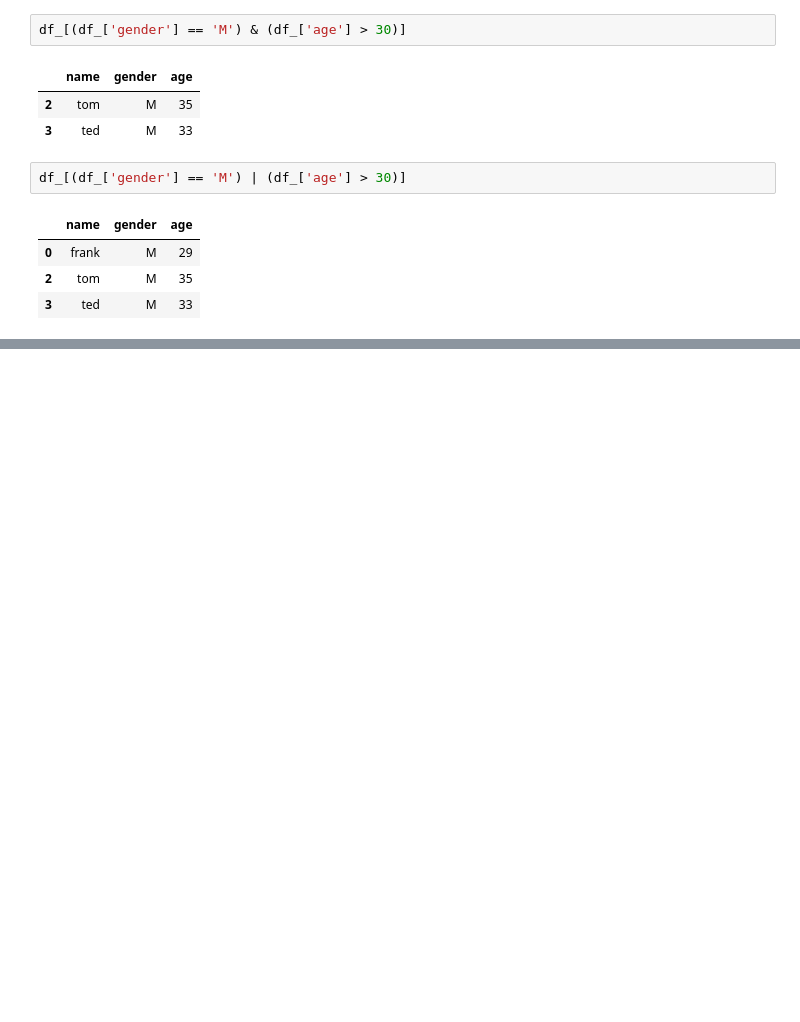
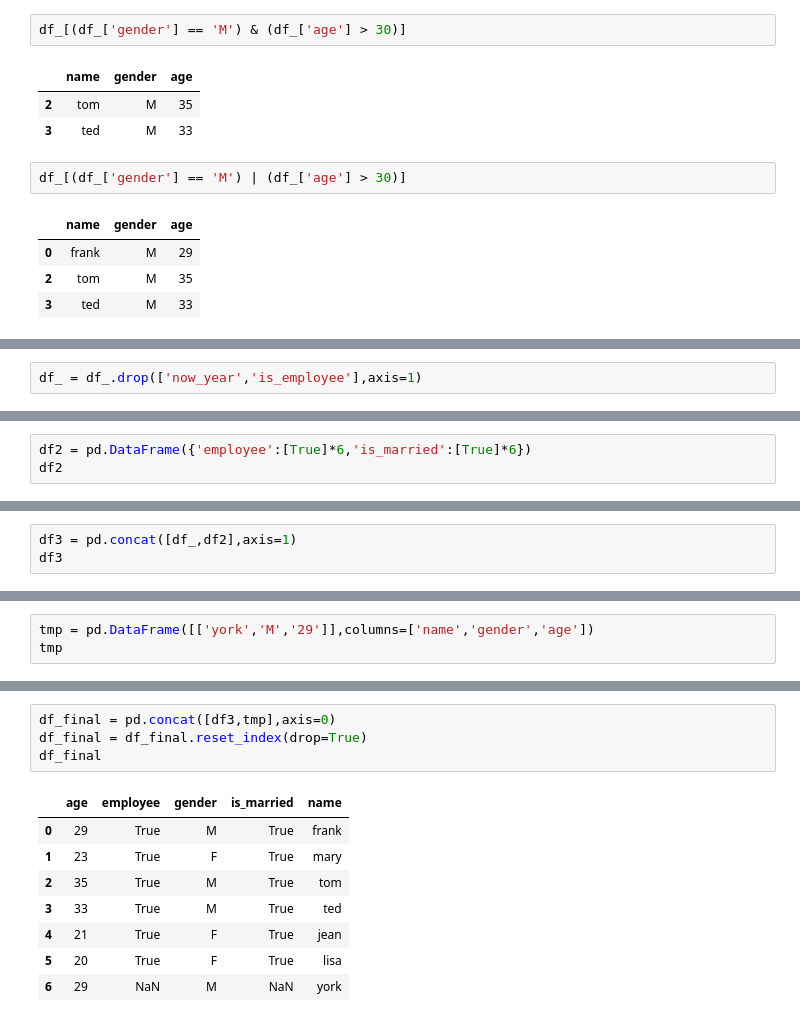
Before and after one commit to YuHsuanLin/pythonetl, a Jupyter notebook: cb102/CB102_20180802.ipynb, the cells around one changed output, grey strips where cells are left out. Drawn from its saved outputs; the diff is of its cells as text; blank space fills up the shorter version.

```diff
--- a/cb102/CB102_20180802.ipynb
+++ b/cb102/CB102_20180802.ipynb
@@ -318,0 +346,2 @@ df_[(df_['gender'] == 'M') | (df_['age'] > 30)]
+# %%
+df_ = df_.drop(['now_year','is_employee'],axis=1)
@@ -318,0 +352,3 @@ df_[(df_['gender'] == 'M') | (df_['age'] > 30)]
+# %%
+df2 = pd.DataFrame({'employee':[True]*6,'is_married':[True]*6})
+df2
@@ -318,0 +363,3 @@ df_[(df_['gender'] == 'M') | (df_['age'] > 30)]
+# %%
+df3 = pd.concat([df_,df2],axis=1)
+df3
@@ -318,0 +374,3 @@ df_[(df_['gender'] == 'M') | (df_['age'] > 30)]
+# %%
+tmp = pd.DataFrame([['york','M','29']],columns=['name','gender','age'])
+tmp
@@ -318,0 +404,13 @@ df_[(df_['gender'] == 'M') | (df_['age'] > 30)]
+# %%
+df_final = pd.concat([df3,tmp],axis=0)
+df_final = df_final.reset_index(drop=True)
+df_final
+# %% [output]
+|  | age | employee | gender | is_married | name |
+| 0 | 29 | True | M | True | frank |
+| 1 | 23 | True | F | True | mary |
+| 2 | 35 | True | M | True | tom |
+| 3 | 33 | True | M | True | ted |
+| 4 | 21 | True | F | True | jean |
+| 5 | 20 | True | F | True | lisa |
+| 6 | 29 | NaN | M | NaN | york |
```
Also changed, not shown: parts of 28 cells of this notebook.
